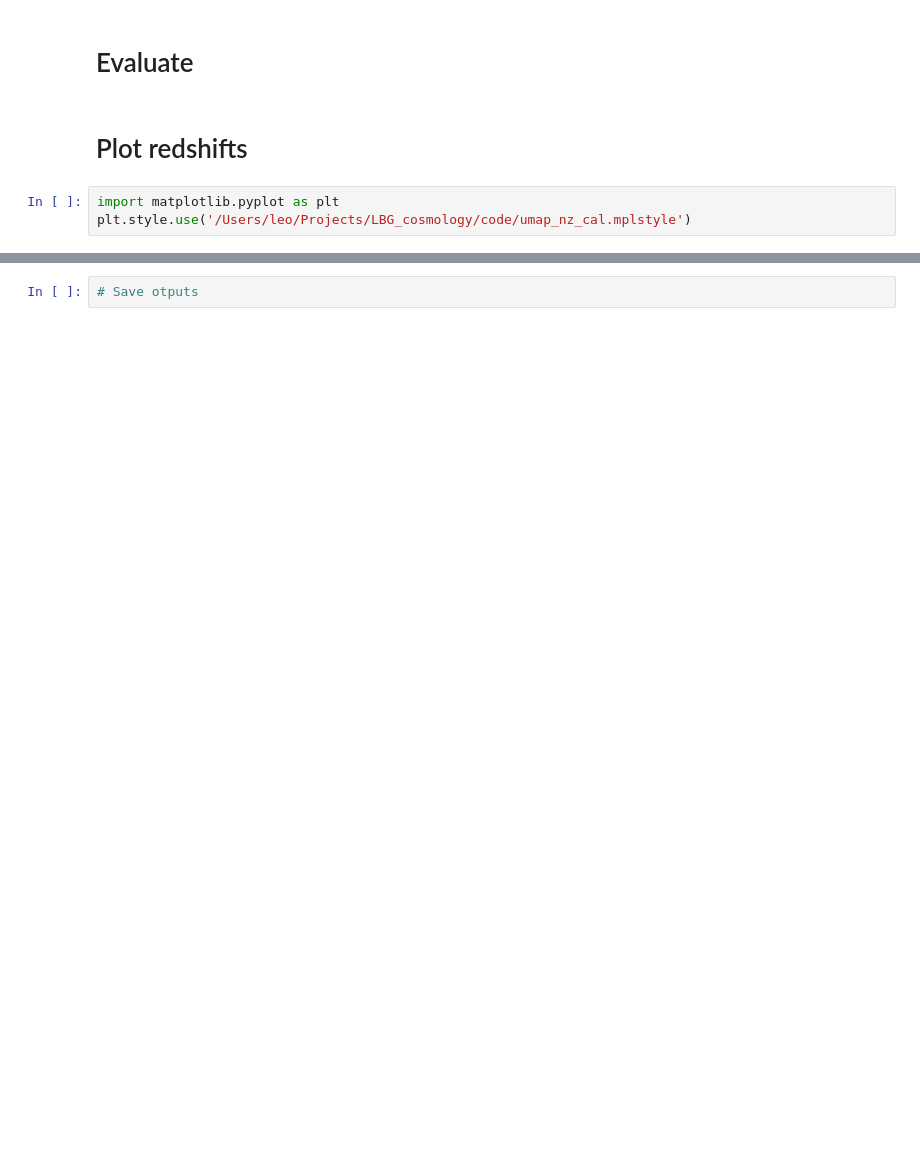
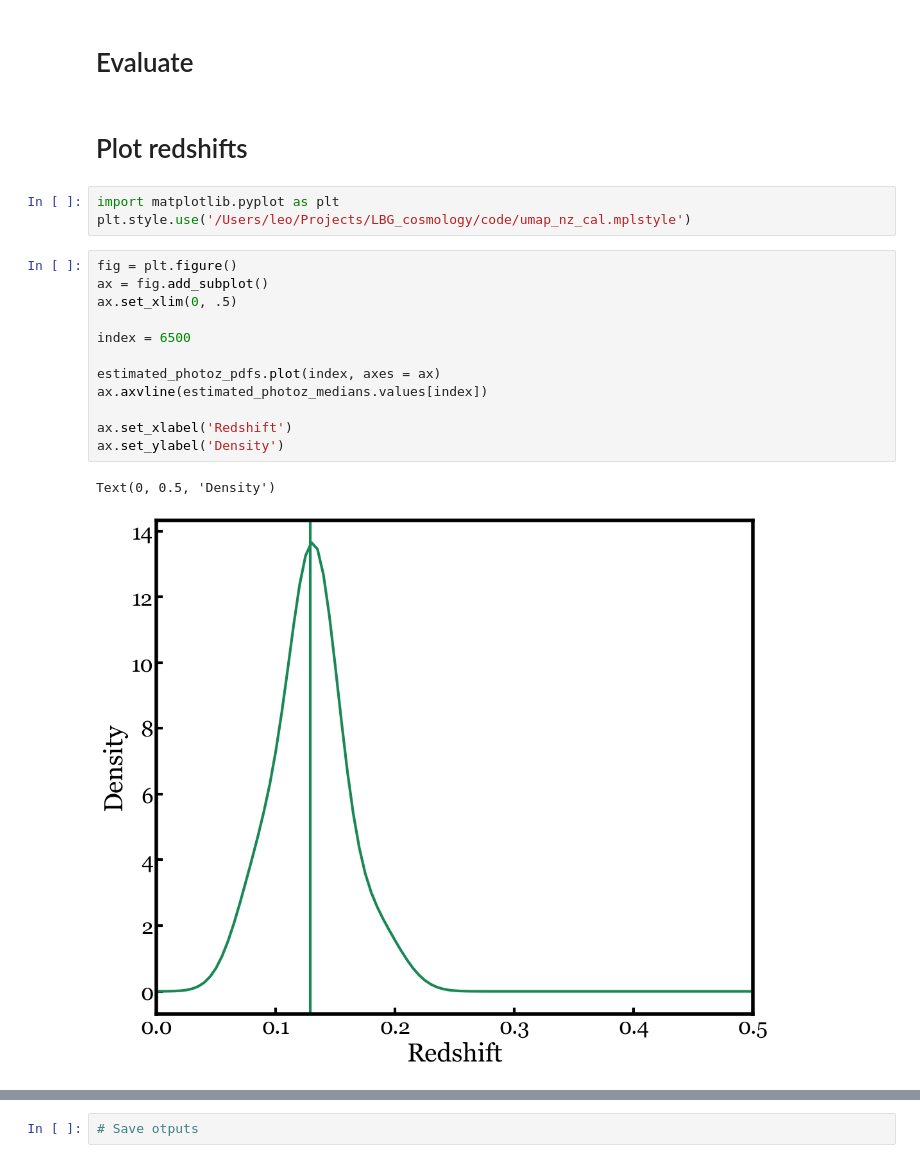
Before and after one commit to lsajkov/rail_umap, a Jupyter notebook: src/estimation/umap_pipeline.ipynb, the cells around one changed output, grey strips where cells are left out. Cells and saved outputs as stored; diff of their text form; blank space fills up the shorter version.

```diff
--- a/src/estimation/umap_pipeline.ipynb
+++ b/src/estimation/umap_pipeline.ipynb
@@ -123,6 +110,21 @@ estimated_photoz = stage.get_handle('estimated_photozs').data
 # %%
 import matplotlib.pyplot as plt
 plt.style.use('/Users/leo/Projects/LBG_cosmology/code/umap_nz_cal.mplstyle')
+# %%
+fig = plt.figure()
+ax = fig.add_subplot()
+ax.set_xlim(0, .5)
+
+index = 6500
+
+estimated_photoz_pdfs.plot(index, axes = ax)
+ax.axvline(estimated_photoz_medians.values[index])
+
+ax.set_xlabel('Redshift')
+ax.set_ylabel('Density')
+# %% [output]
+Text(0, 0.5, 'Density')
+[figure, added]
 # %%
 fig = plt.figure()
 ax = fig.add_subplot()
```
Also changed, not shown: parts of 5 cells of this notebook.
